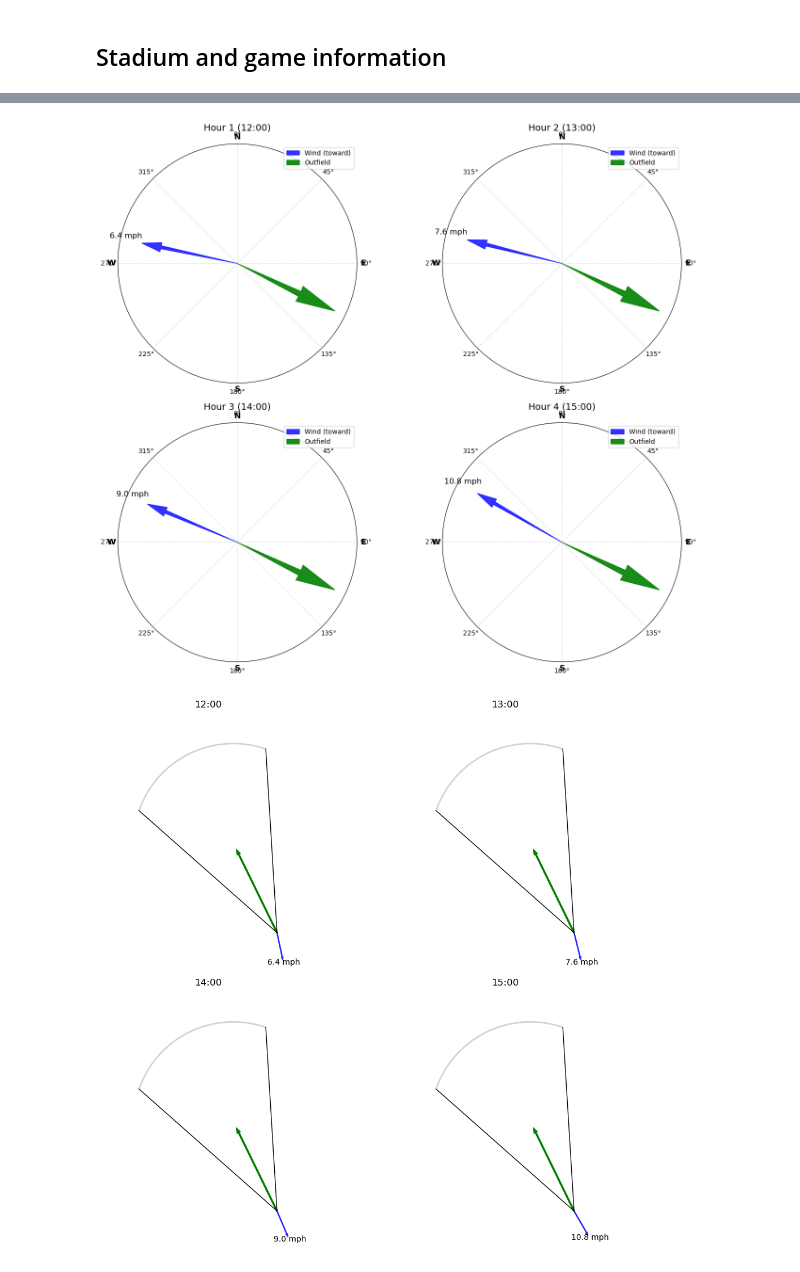
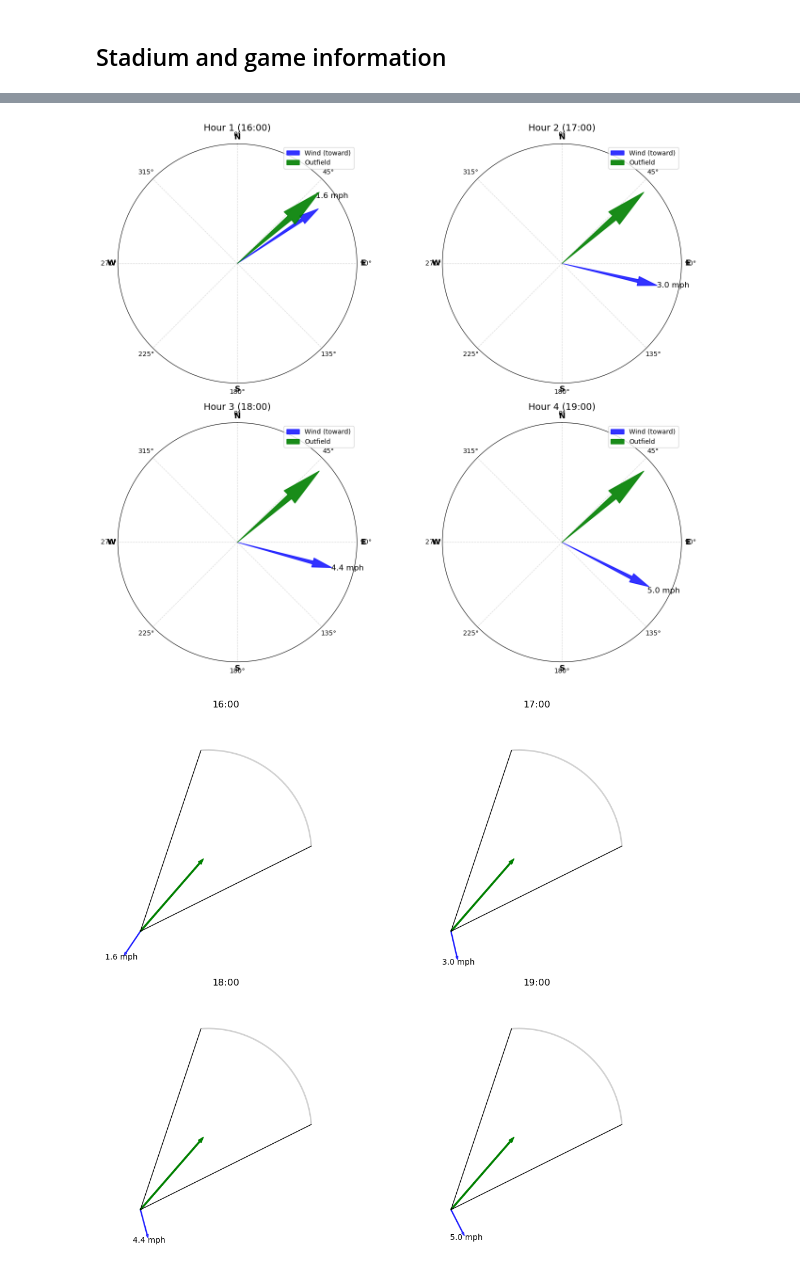
Before and after one commit to rpatel12438/mlb-wind-correlation, a Jupyter notebook: MLBwindCorrelation.ipynb, the cells around one changed output, grey strips where cells are left out. Drawn from its saved outputs; the diff is of its cells as text; code cells hidden in the pictures.

```diff
--- a/MLBwindCorrelation.ipynb
+++ b/MLBwindCorrelation.ipynb
@@ -74,7 +74,7 @@ def get_home_stadium_info(team_name, stadium_dict, date):
     print(f"{team_name} is playing at {home_team}'s stadium: {stadium_dict[home_team]['stadium']}")
     return home_team, stadium_dict[home_team]
 # %%
-team_name = "San Francisco Giants"  # or any other team
+team_name = "Seattle Mariners"  # or any other team
 date = dt_date.today().isoformat()
 team_id = mlb_stadiums[team_name]["team_id"]
 
@@ -288,7 +288,7 @@ for j in range(len(filtered_wind), len(axes)):
 plt.tight_layout()
 plt.show()
 # %% [output]
-[figure, old version]
+[figure, new version]
 # %%
 from matplotlib.patches import Arc
 
@@ -327,6 +327,7 @@ def draw_basic_field(ax, outfield_direction_deg):
     ax.set_aspect('equal')
     ax.axis('off')
 
+
 # Assume filtered_wind and outfield_direction_deg are defined elsewhere
 num_hours = len(filtered_wind)
 cols = 2
@@ -342,32 +343,32 @@ for i, entry in enumerate(filtered_wind):
     # Outfield arrow pointing along outfield direction
     rad = np.deg2rad(outfield_direction_deg)
     outfield_length = 350
     ax.arrow(0, 0,
              outfield_length * np.cos(rad), outfield_length * np.sin(rad),
              color='green', width=5, label='Outfield')
 
     # Wind direction arrow (where wind is blowing TO)
-    wind_toward_deg = (entry["direction_deg"] + 180) % 360
+    wind_toward_deg = entry["direction_deg"]  # <-- FIXED: removed +180
     rad_wind = np.deg2rad(wind_toward_deg)
     wind_length = 100
     ax.arrow(0, 0,
              wind_length * np.cos(rad_wind), wind_length * np.sin(rad_wind),
              color='blue', width=3, alpha=0.7, label='Wind')
 
     # Wind speed label
     x_text = (wind_length + 30) * np.cos(rad_wind)
     y_text = (wind_length + 30) * np.sin(rad_wind)
     ax.text(x_text, y_text, f"{entry['speed_mph']:.1f} mph", fontsize=10, ha='center', color='black')
 
     # Time label
     time_label = entry["time"][-5:]
     ax.set_title(time_label, fontsize=12)
 
 # Remove unused subplots
 for j in range(num_hours, rows * cols):
     fig.delaxes(axes[j])
 
 plt.tight_layout()
 plt.show()
 # %% [output]
-[figure, old version]
+[figure, new version]
```
Also changed, not shown: parts of 4 cells of this notebook.
